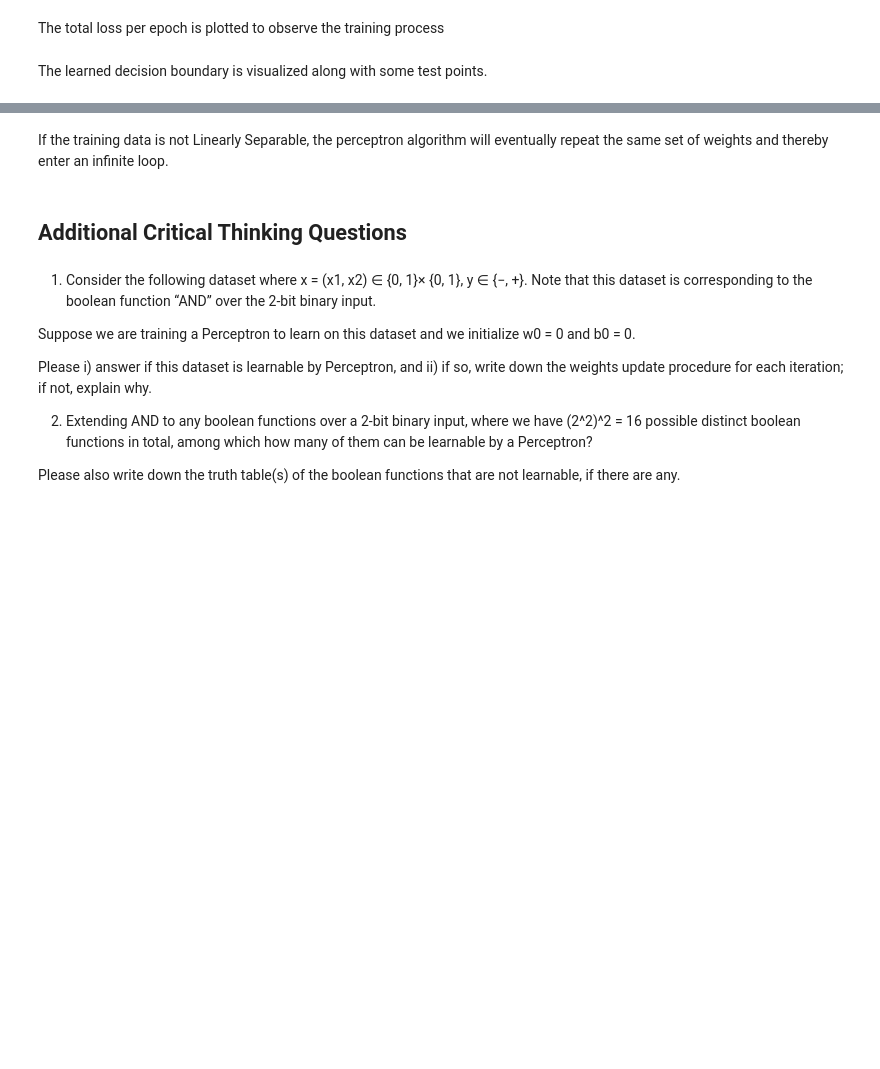
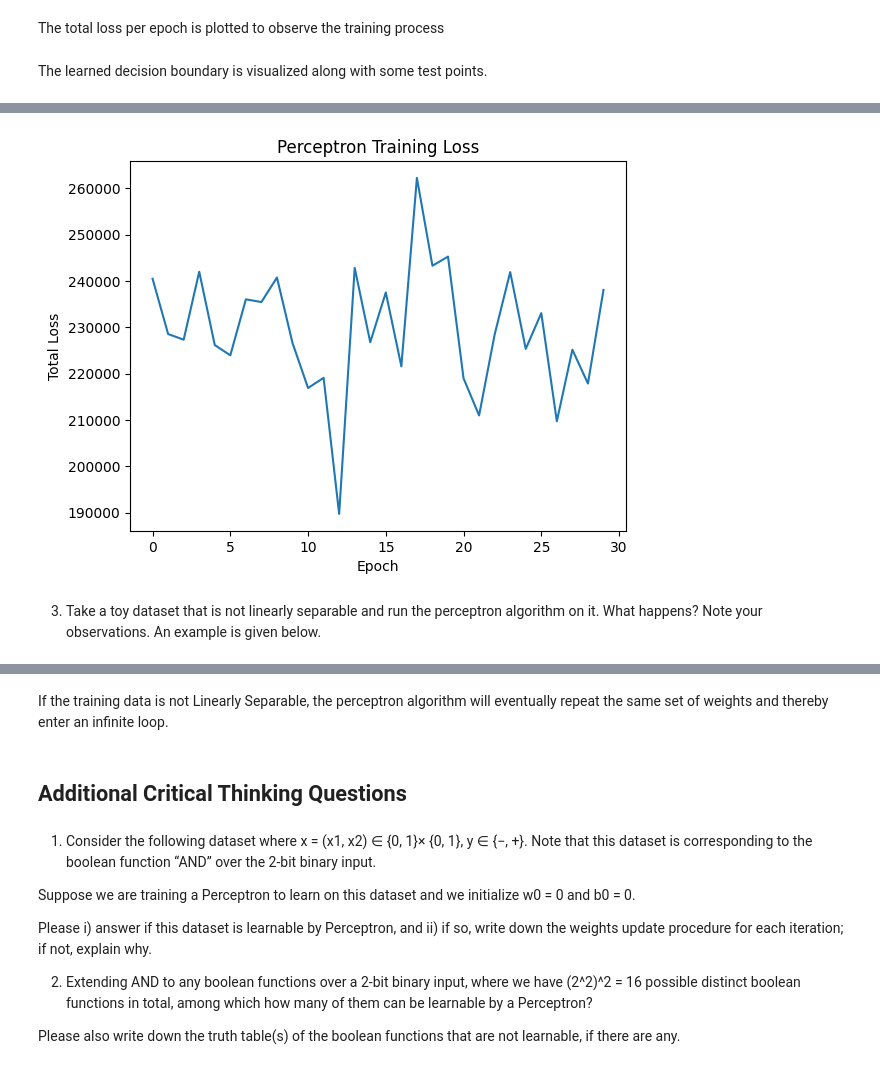
Before and after one commit to jaitrasaketh/IIIT-Hyderabad-AI-ML-Program, a Jupyter notebook: AIML_III_Module_4_Lab_1_Perceptron_and_Gradient_Descent.ipynb, the cells around one changed output, grey strips where cells are left out. Saved outputs shown, nothing was run; the diff lists cells and outputs as text; code cells hidden in the pictures; blank space fills up the shorter version.

```diff
--- a/AIML_III_Module_4_Lab_1_Perceptron_and_Gradient_Descent.ipynb
+++ b/AIML_III_Module_4_Lab_1_Perceptron_and_Gradient_Descent.ipynb
@@ -222,3 +250,10 @@ The learned decision boundary is visualized along with some test points.
+# %%
+# Test with an extremely high learning rate
+w_extreme_eta = perceptron_algo_plot(X_train, Y_train, eta=100, epochs=30)
+# %% [output]
+[figure, added]
+# %% [markdown]
+3. Take a toy dataset that is not linearly separable and run the perceptron algorithm on it. What happens? Note your observations. An example is given below.
 # %%
 X = np.array([
     [-2, 4, -1],
```
Also changed, not shown: parts of 9 cells of this notebook.
